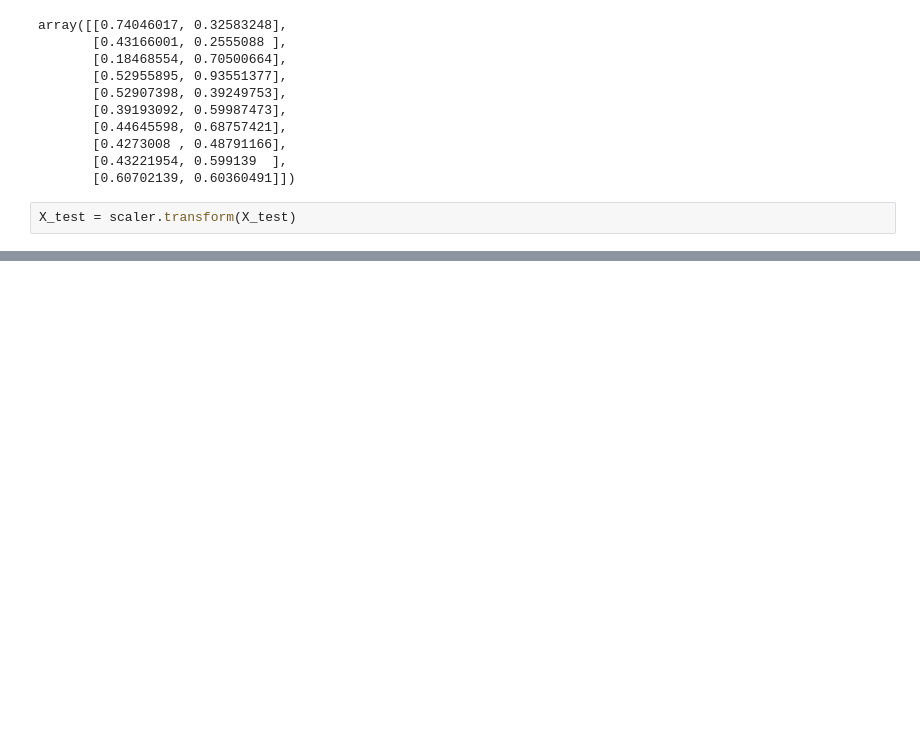
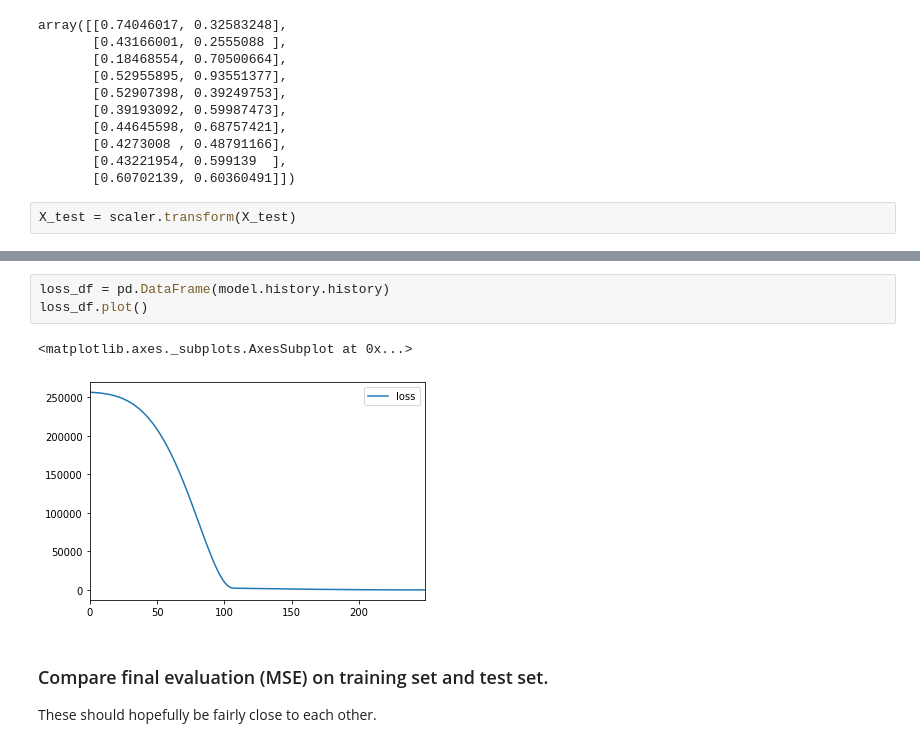
Before and after one commit to GkouskosV/Python-for-Data-Science-and-Machine-Learning-Bootcamp, a Jupyter notebook: Deep_Learning_Sections/Keras_basics.ipynb, the cells around one changed output, grey strips where cells are left out. Saved outputs shown, nothing was run; the diff lists cells and outputs as text; blank space fills up the shorter version.

```diff
--- a/Deep_Learning_Sections/Keras_basics.ipynb
+++ b/Deep_Learning_Sections/Keras_basics.ipynb
@@ -103,0 +189,10 @@ X_test = scaler.transform(X_test)
+# %%
+loss_df = pd.DataFrame(model.history.history)
+loss_df.plot()
+# %% [output]
+<matplotlib.axes._subplots.AxesSubplot at 0x...>
+[figure, added]
+# %% [markdown]
+### Compare final evaluation (MSE) on training set and test set.
+
+These should hopefully be fairly close to each other.
```
Also changed, not shown: parts of 10 cells of this notebook.
